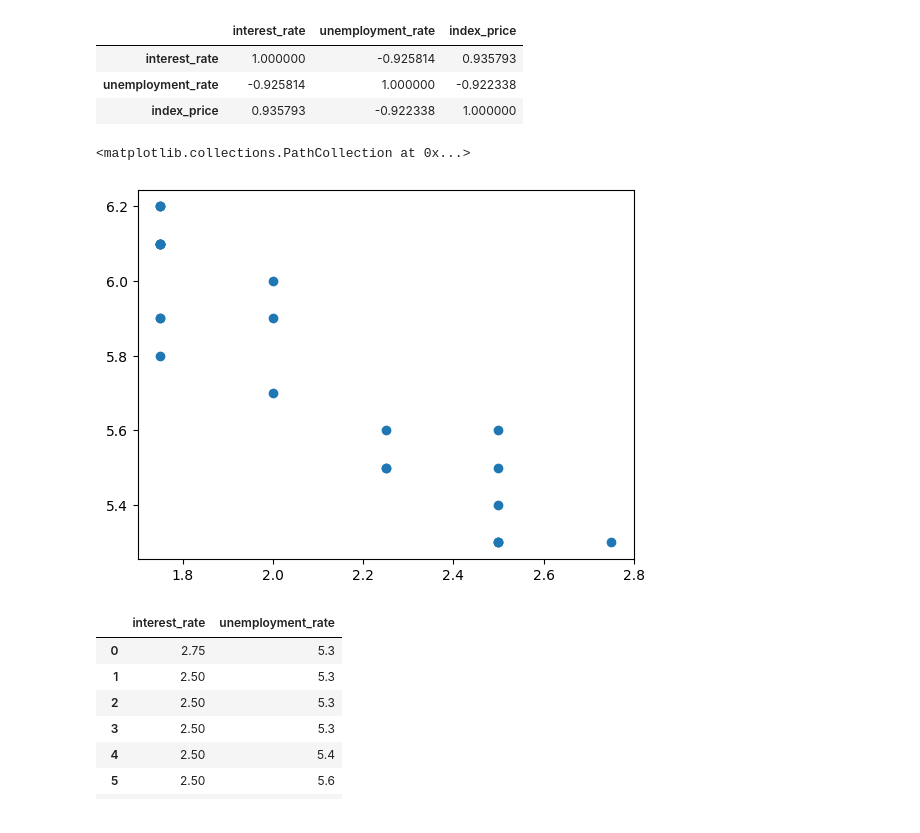
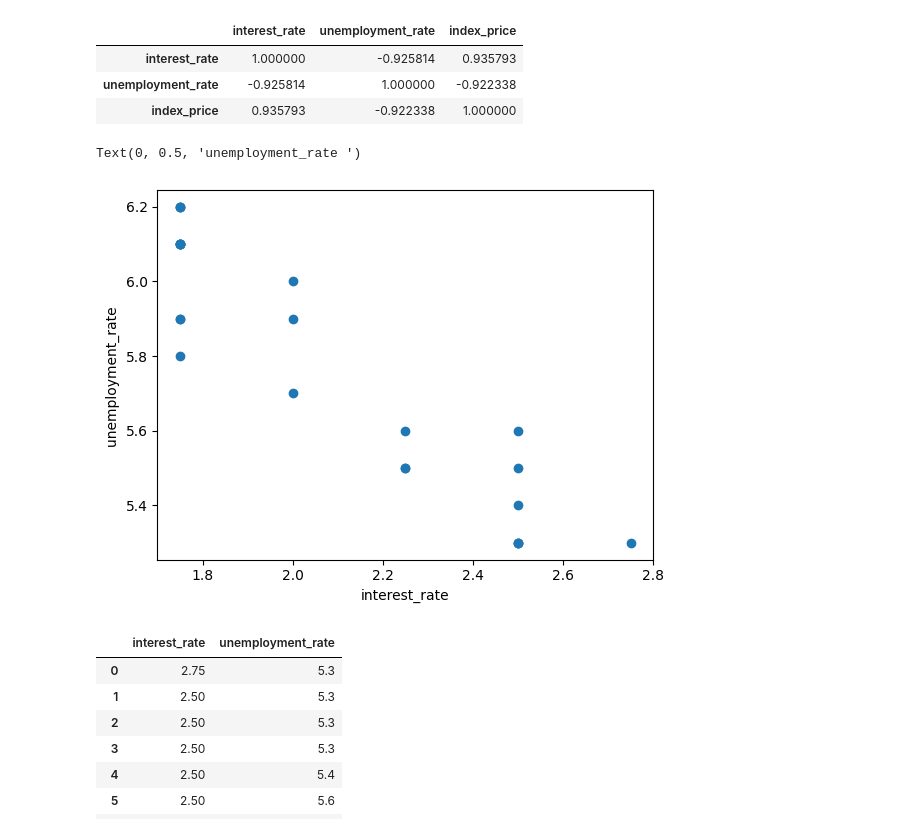
Before and after one commit to Navneet0094/Data-science, a Jupyter notebook: ML Practice/Linear regression/mullinearreg.ipynb, the cells around one changed output. Cells and saved outputs as stored; diff of their text form; code cells hidden in the pictures.

```diff
--- a/ML Practice/Linear regression/mullinearreg.ipynb
+++ b/ML Practice/Linear regression/mullinearreg.ipynb
@@ -61,9 +61,11 @@ df.corr()
 # %%
 # visualise data point more closely
 plt.scatter(df['interest_rate'],df['unemployment_rate'])
+plt.xlabel('interest_rate')
+plt.ylabel('unemployment_rate ')
 # %% [output]
-<matplotlib.collections.PathCollection at 0x...>
+Text(0, 0.5, 'unemployment_rate ')
-[figure, old version]
+[figure, new version]
 # %%
 # independent and dependent features
 # X = df[['interest_rate','unemployment_rate']]
```
Also changed, not shown: parts of 8 cells of this notebook, 4 other files.
